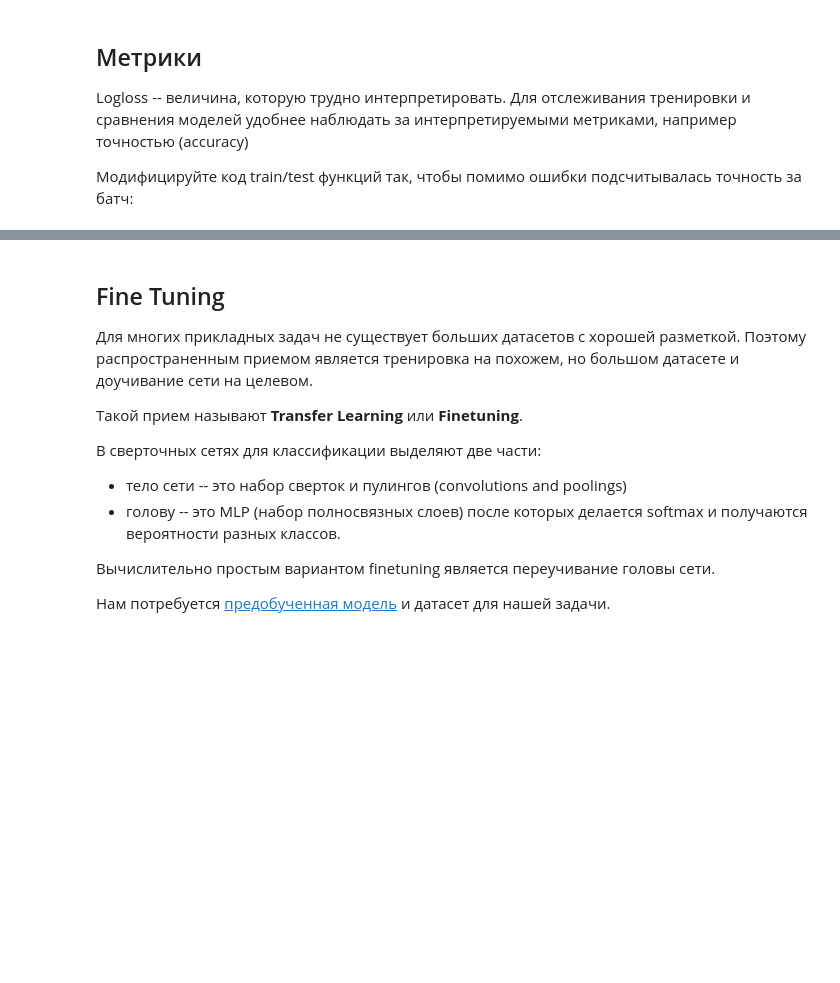
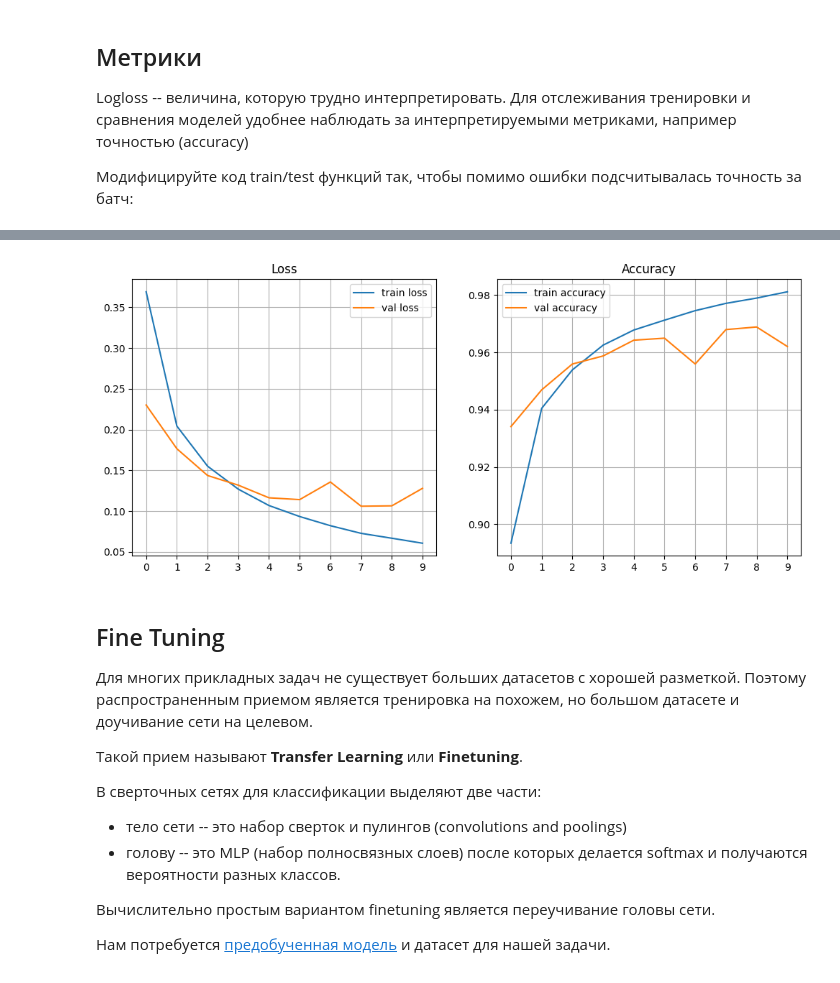
Before and after one commit to AbylayDalabay/NN, a Jupyter notebook: hse-dl/homeworks_small/shw2/DL21-fall-shw2.ipynb, the cells around one changed output, grey strips where cells are left out. Drawn from its saved outputs; the diff is of its cells as text; code cells hidden in the pictures; blank space fills up the shorter version.

```diff
--- a/hse-dl/homeworks_small/shw2/DL21-fall-shw2.ipynb
+++ b/hse-dl/homeworks_small/shw2/DL21-fall-shw2.ipynb
@@ -694,0 +590,97 @@ TypeError: mean() received an invalid combination of arguments - got (axis=NoneT
+# %%
+# TODO: добавьте подсчет точности
+def train(model, optimizer, batchsize=32):
+    loss_log, acc_log = [], []
+
+    model.train()
+    for x_batch, y_batch in iterate_minibatches(X_train, y_train, batchsize, shuffle=True):
+        data = torch.from_numpy(x_batch)
+        target = torch.from_numpy(y_batch.astype(np.int64))
+
+        optimizer.zero_grad()
+        output = model(data)
+
+
+        loss = F.nll_loss(output, target)
+        loss.backward()
+        optimizer.step()
+
+        acc_log.append(accuracy_score(torch.argmax(output, dim=1), target))
+        loss_log.append(loss.item())
+
+    return loss_log, acc_log
+
+
+# TODO: добавьте подсчет точности:
+def test(model):
+    loss_log, acc_log = [], []
+
+    with torch.no_grad():
+        for x_batch, y_batch in iterate_minibatches(X_test, y_test, batchsize, shuffle=True):
+            data = torch.from_numpy(x_batch)
+            target = torch.from_numpy(y_batch.astype(np.int64))
+
+            output = model(data)
+            loss = F.nll_loss(output, target)
+
+            acc_log.append(accuracy_score(torch.argmax(output, dim=1), y_batch))
+            loss_log.append(loss.item())
+
+    return loss_log, acc_log
+
+
+train_log, train_acc_log = [], []
+val_log, val_acc_log = [], []
+
+model = Net()
+opt = torch.optim.RMSprop(model.parameters(), lr=0.001)
+batchsize = 32
+
+for epoch in range(10):
+    # train
+    #clear_output(True)
+    train_loss_list, train_acc_list = train(model, opt, batchsize)
+
+    # test
+    val_loss_list, val_acc_list = test(model)
+
+    # store metrics
+
+    train_loss_mean = np.mean(train_loss_list)
+    train_acc_mean = np.mean(train_acc_list)
+
+    val_loss_mean = np.mean(val_loss_list)
+    val_acc_mean = np.mean(val_acc_list)
+
+    train_log.append(train_loss_mean)
+    train_acc_log.append(train_acc_mean)
+
+    val_log.append(val_loss_mean)
+    val_acc_log.append(val_acc_mean)
+    # plot all metrics (loss and acc for train/val)
+
+    clear_output(True)
+    fig, (ax1, ax2) = plt.subplots(1, 2, figsize=(12, 5))
+
+    print("Epoch: ", epoch)
+    print("Train loss: ", train_loss_mean)
+    print("Val loss: ", val_loss_mean)
+    ax1.plot(train_log, label='train loss')
+    ax1.plot(val_log, label='val loss')
+    ax1.xaxis.set_major_locator(MultipleLocator(1))
+    ax1.set_title('Loss')
+    ax1.legend(loc='best')
+    ax1.grid()
+
+    print("Epoch: ", epoch)
+    print("Train accuracy: ", train_acc_mean)
+    print("Val accuracy: ", val_acc_mean)
+    ax2.plot(train_acc_log, label='train accuracy')
+    ax2.plot(val_acc_log, label='val accuracy')
+    ax2.xaxis.set_major_locator(MultipleLocator(1))
+    ax2.set_title('Accuracy')
+    ax2.legend(loc='best')
+    ax2.grid()
+
+    plt.show()
+# %% [output]
@@ -695,3 +693,4 @@ TypeError: mean() received an invalid combination of arguments - got (axis=NoneT
+[figure, added]
 # %% [markdown]
 ## Fine Tuning
 Для многих прикладных задач не существует больших датасетов с хорошей разметкой.
```
Also changed, not shown: parts of 17 cells of this notebook, 2 other files.
